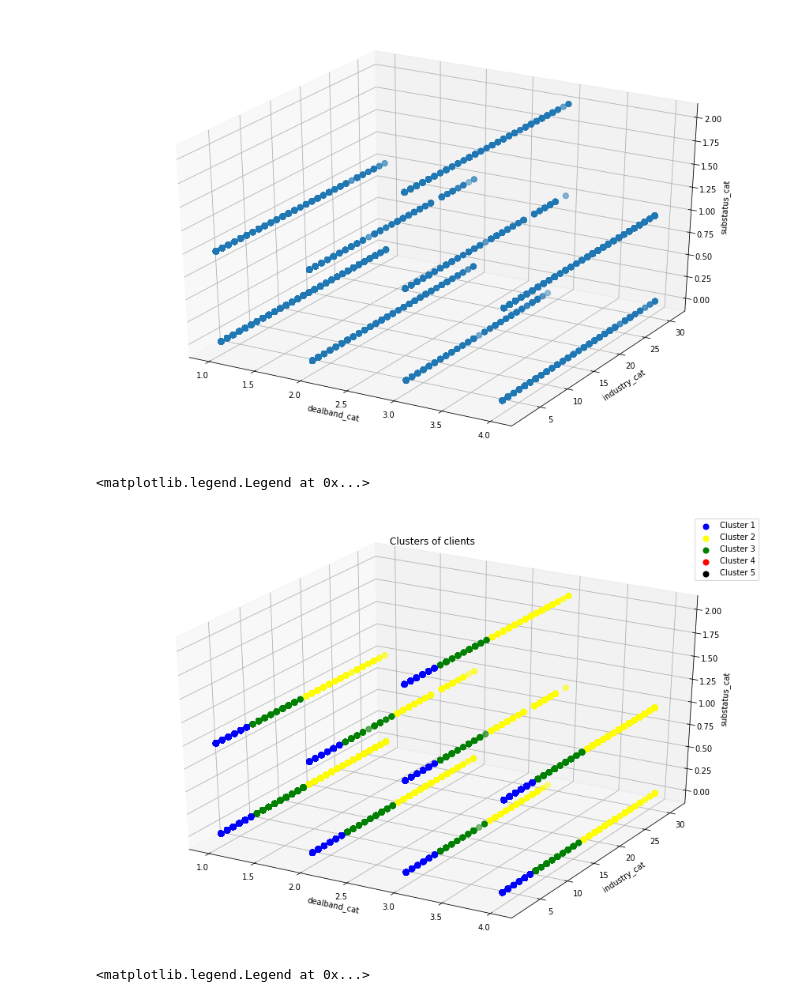
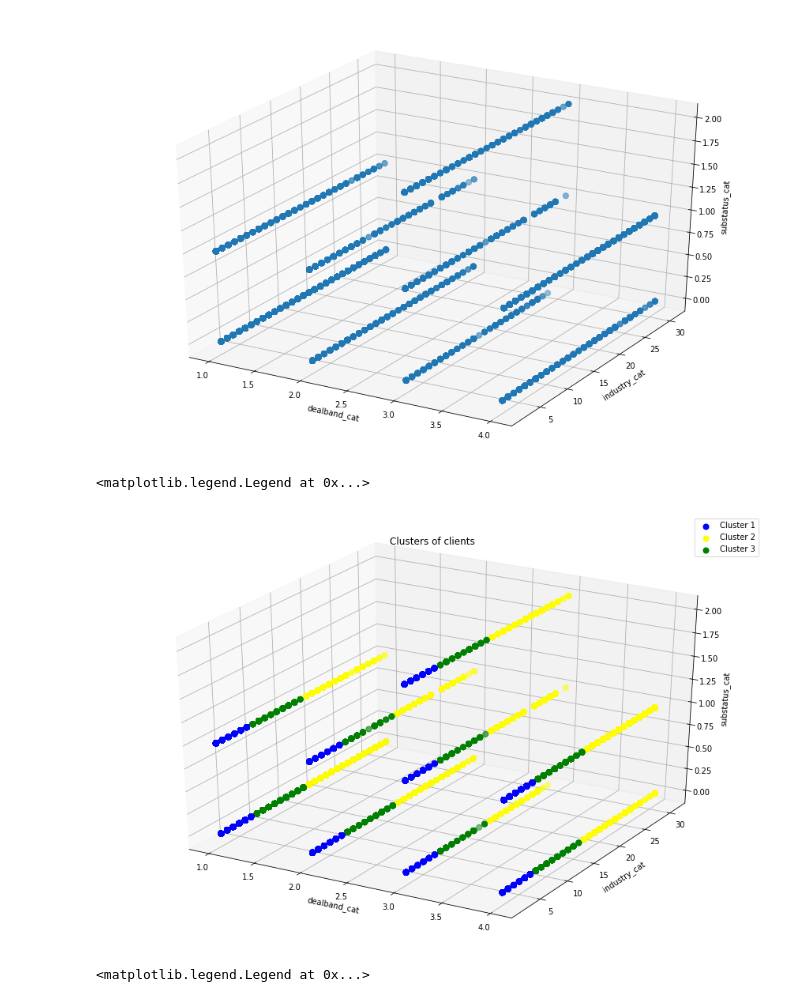
Before and after one commit to bobbytonylowe/Cluster_Analysis, a Jupyter notebook: Cluster Segmentation.ipynb, the cells around one changed output. Drawn from its saved outputs; the diff is of its cells as text; code cells hidden in the pictures.

```diff
--- a/Cluster Segmentation.ipynb
+++ b/Cluster Segmentation.ipynb
@@ -152,24 +152,24 @@ Text(0.5, 0, 'substatus_cat')
 # %%
 fig = plt.figure(figsize=(15,10))
 dx = fig.add_subplot(111, projection='3d')
-colors = ['blue', 'yellow', 'green', 'red', 'black']
+colors = ['blue', 'yellow', 'green']
 
-for i in range(0,5):
+for i in range(0,3):
     dx.scatter(df[df.clusters == i].dealband_cat,
                df[df.clusters == i].industry_cat,
                df[df.clusters == i].substatus_cat,
                c = colors[i],
                label = 'Cluster ' + str(i+1),
                s=50)
 
 dx.set_title('Clusters of clients')
 dx.set_xlabel('dealband_cat')
 dx.set_ylabel('industry_cat')
 dx.set_zlabel('substatus_cat')
 dx.legend()
 # %% [output]
 <matplotlib.legend.Legend at 0x...>
-[figure, old version]
+[figure, new version]
 # %%
 c1 = df[df.clusters == 0]
 c2 = df[df.clusters == 1]
```
